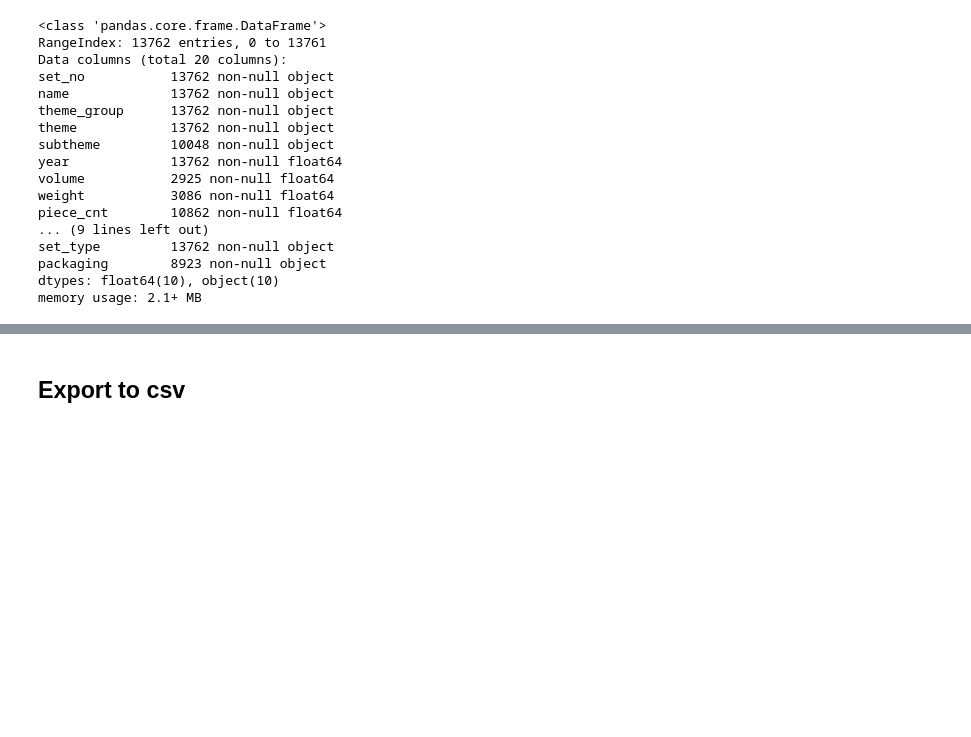
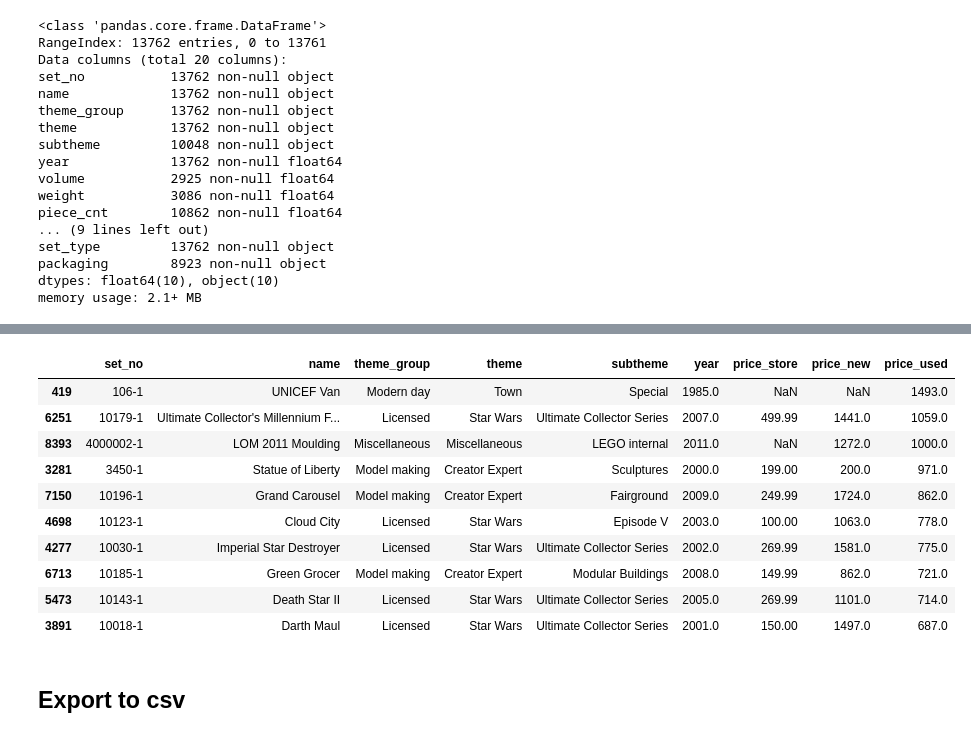
Before and after one commit to NathanVenos/Classifying_LEGO_Value_Retention, a Jupyter notebook: clean_features/brickset_set_clean.ipynb, the cells around one changed output, grey strips where cells are left out. Saved outputs shown, nothing was run; the diff lists cells and outputs as text; code cells hidden in the pictures; blank space fills up the shorter version.

```diff
--- a/clean_features/brickset_set_clean.ipynb
+++ b/clean_features/brickset_set_clean.ipynb
@@ -481,3 +498,20 @@ memory usage: 2.1+ MB
+# %%
+# most expensive used set
+
+set_clean_df.sort_values('price_used', ascending=False)[
+    ['set_no', 'name', 'theme_group', 'theme', 'subtheme', 'year', 'price_store', 'price_new', 'price_used']].head(10)
+# %% [output]
+|  | set_no | name | theme_group | theme | subtheme | year | price_store | price_new | price_used |
+| 419 | 106-1 | UNICEF Van | Modern day | Town | Special | 1985.0 | NaN | NaN | 1493.0 |
+| 6251 | 10179-1 | Ultimate Collector's Millennium F... | Licensed | Star Wars | Ultimate Collector Series | 2007.0 | 499.99 | 1441.0 | 1059.0 |
+| 8393 | 4000002-1 | LOM 2011 Moulding | Miscellaneous | Miscellaneous | LEGO internal | 2011.0 | NaN | 1272.0 | 1000.0 |
+| 3281 | 3450-1 | Statue of Liberty | Model making | Creator Expert | Sculptures | 2000.0 | 199.00 | 200.0 | 971.0 |
+| 7150 | 10196-1 | Grand Carousel | Model making | Creator Expert | Fairground | 2009.0 | 249.99 | 1724.0 | 862.0 |
+| 4698 | 10123-1 | Cloud City | Licensed | Star Wars | Episode V | 2003.0 | 100.00 | 1063.0 | 778.0 |
+| 4277 | 10030-1 | Imperial Star Destroyer | Licensed | Star Wars | Ultimate Collector Series | 2002.0 | 269.99 | 1581.0 | 775.0 |
+| 6713 | 10185-1 | Green Grocer | Model making | Creator Expert | Modular Buildings | 2008.0 | 149.99 | 862.0 | 721.0 |
+| 5473 | 10143-1 | Death Star II | Licensed | Star Wars | Ultimate Collector Series | 2005.0 | 269.99 | 1101.0 | 714.0 |
+| 3891 | 10018-1 | Darth Maul | Licensed | Star Wars | Ultimate Collector Series | 2001.0 | 150.00 | 1497.0 | 687.0 |
 # %% [markdown]
 ## Export to csv
 # %%
```
Also changed, not shown: parts of 2 cells of this notebook, 3 other files.
